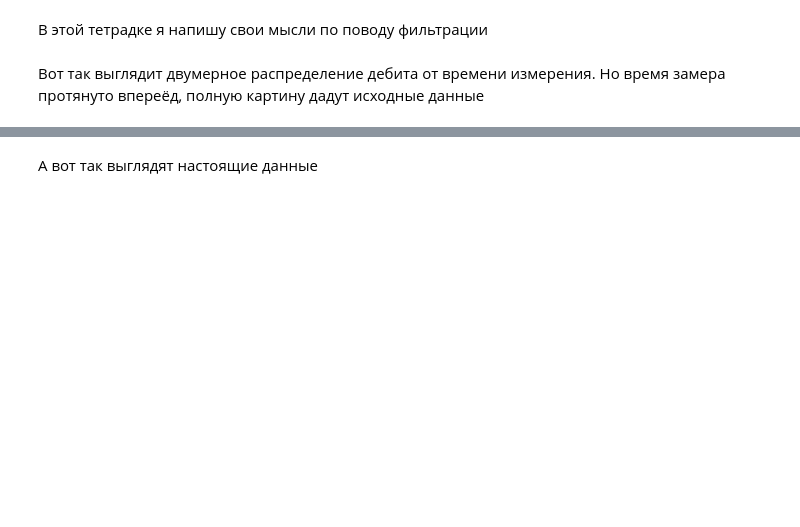
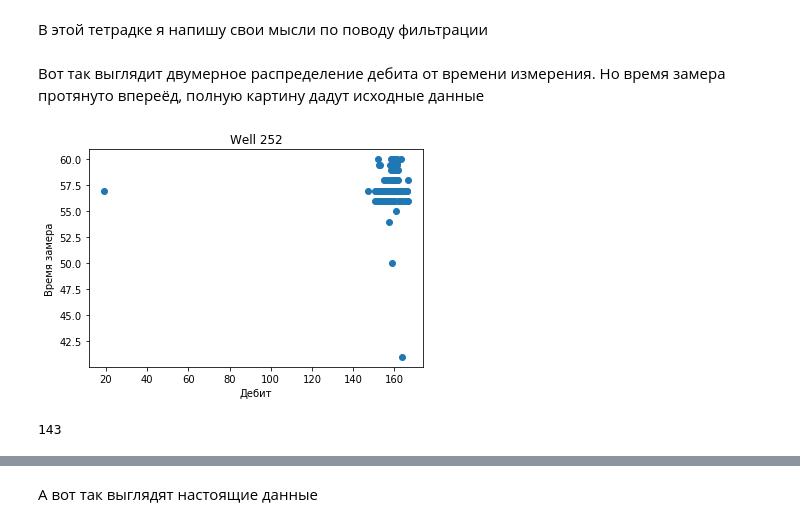
Before and after one commit to unifloc/unifloc_py, a Jupyter notebook: sandbox/uTools/Data_filtration.ipynb, the cells around one changed output, grey strips where cells are left out. Drawn from its saved outputs; the diff is of its cells as text; code cells hidden in the pictures; blank space fills up the shorter version.

```diff
--- a/sandbox/uTools/Data_filtration.ipynb
+++ b/sandbox/uTools/Data_filtration.ipynb
@@ -9,20 +11,23 @@ from sklearn.preprocessing import MinMaxScaler
 # %% [markdown]
 Вот так выглядит двумерное распределение дебита от времени измерения. Но время замера протянуто впереёд, полную картину дадут исходные данные
 # %%
-well_name = 658
-well = well_name
-calculated_data = prep.load_calculated_data_from_csv(f'data/{well_name}/restore_/{well_name}_restore_1.csv')
-input_data = pd.read_csv(f'data/{well_name}/restore_input_/{well_name}_restore_input.csv',
+wells = [252, 658, 693, 1354, 1479, 1509]
+well = 252
+calculated_data = prep.load_calculated_data_from_csv(f'data/{well}/restore_/{well}_restore_1.csv')
+input_data = pd.read_csv(f'data/{well}/restore_input_/{well}_restore_input.csv',
                          parse_dates=True, index_col = 'Время')
 all_data = input_data.join(calculated_data, how = 'outer')
-all_data.to_csv(f'data/{well_name}/restore_/{well_name}_calc_and_input.csv')
+all_data.to_csv(f'data/{well}/restore_/{well}_calc_and_input.csv')
 
 plt.scatter(all_data['Объемный дебит жидкости (СУ)'], all_data['Время замера фактическое (СУ)'])
 plt.xlabel('Дебит')
 plt.ylabel('Время замера')
-plt.title(f'Well {well_name}')
+plt.title(f'Well {well}')
 plt.show()
 print(len(all_data['Объемный дебит жидкости (СУ)']))
+# %% [output]
+[figure, added]
+143
 # %%
 pfig = plt.figure(figsize=(16,5))
 plt.scatter(all_data['Объемный дебит жидкости (СУ)'].index,
```
Also changed, not shown: parts of 6 cells of this notebook.
